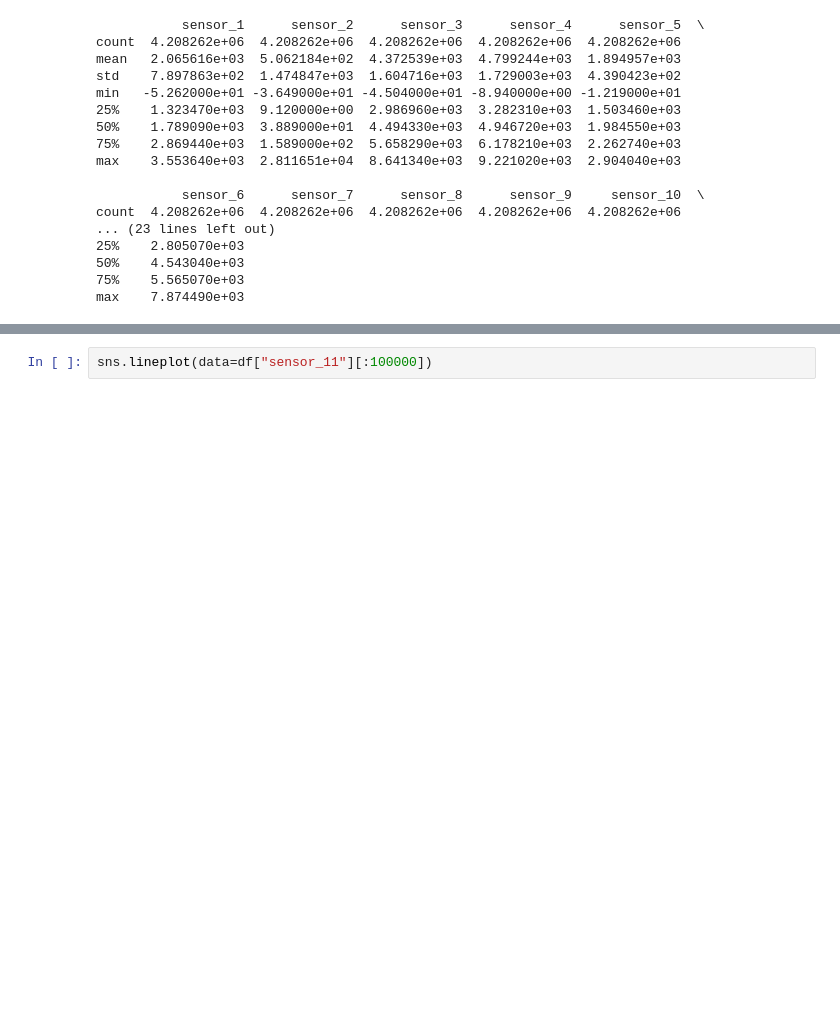
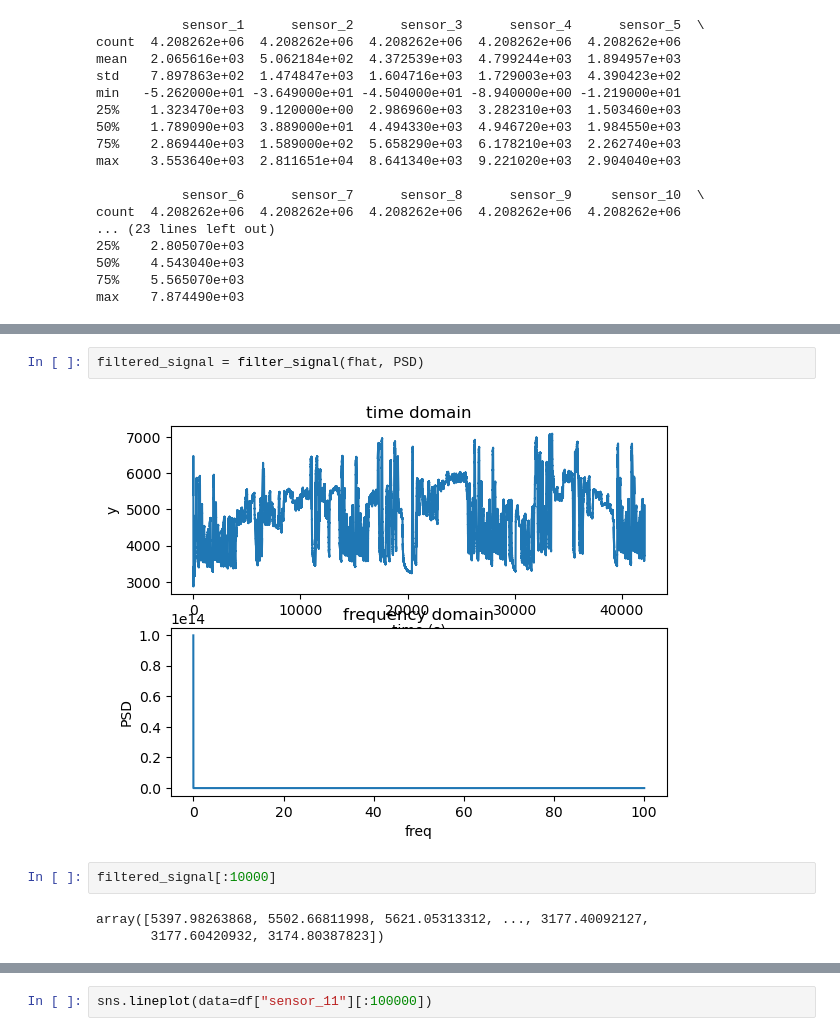
Before and after one commit to asu-cactus/DeepMapping-TS, a Jupyter notebook: notebooks/analyze.ipynb, the cells around one changed output, grey strips where cells are left out. Saved outputs shown, nothing was run; the diff lists cells and outputs as text; blank space fills up the shorter version.

```diff
--- a/notebooks/analyze.ipynb
+++ b/notebooks/analyze.ipynb
@@ -56,0 +179,9 @@ max    7.874490e+03
+# %%
+filtered_signal = filter_signal(fhat, PSD)
+# %% [output]
+[figure, added]
+# %%
+filtered_signal[:10000]
+# %% [output]
+array([5397.98263868, 5502.66811998, 5621.05313312, ..., 3177.40092127,
+       3177.60420932, 3174.80387823])
```
Also changed, not shown: parts of 19 cells of this notebook, 5 other files.
